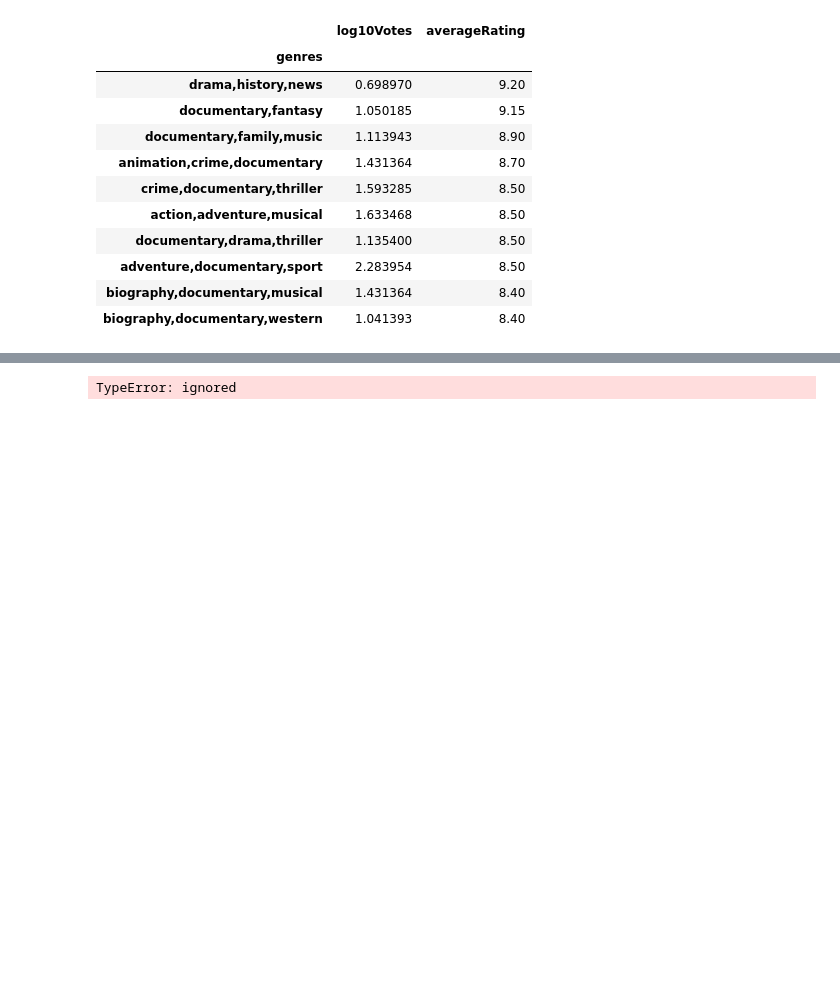
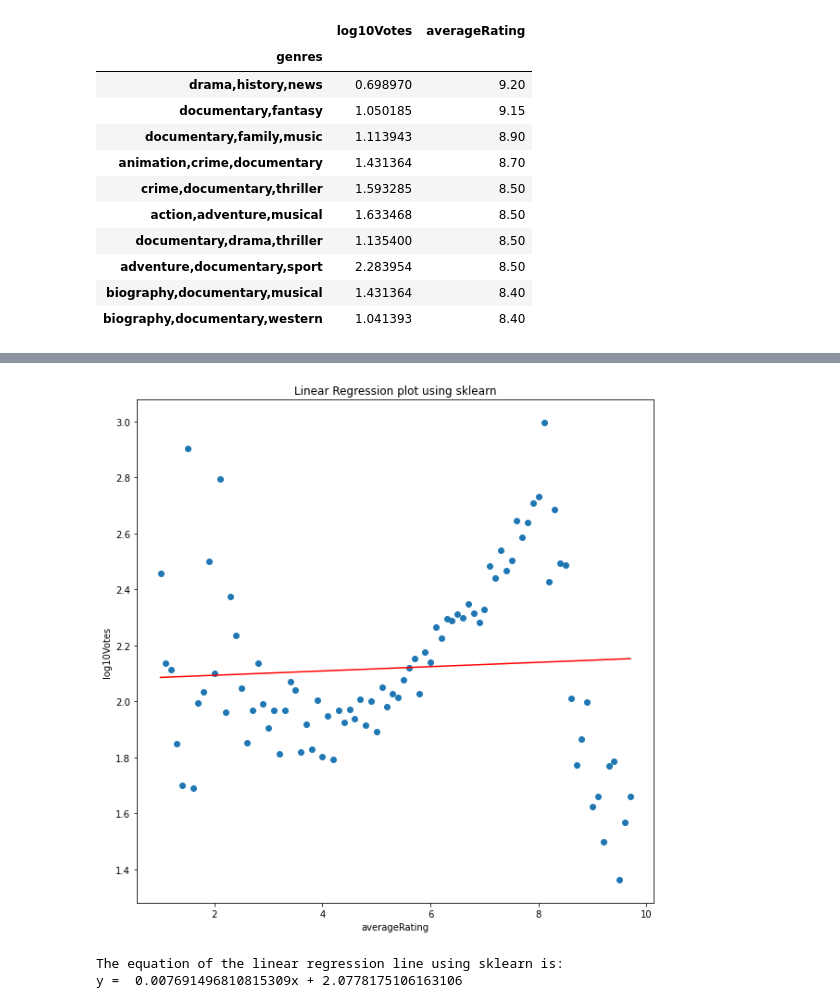
Before and after one commit to obengdouglas/DSI-2022, a Jupyter notebook: DSI_imdb.ipynb, the cells around one changed output, grey strips where cells are left out. Drawn from its saved outputs; the diff is of its cells as text; code cells hidden in the pictures; blank space fills up the shorter version.

```diff
--- a/DSI_imdb.ipynb
+++ b/DSI_imdb.ipynb
@@ -410,13 +390,0 @@ df_new_averageRating.head()
-# %%
-df = pd.DataFrame()
-# df['x']=[float('averageRating')]
-# df['y']=[float('log10votes')]
-df['x']=df_new_averageRating['averageRating']
-df['y']=df_new_averageRating['log10Votes']
-df['xy'] = df.x * df.y
-df['x2'] = df.x**2
-df['y2'] = df.y**2
-df['x-xavg**2'] = (df.x - df.x.mean())**2
-df['y-yavg**2'] = (df.y - df.y.mean())**2
-# %% [output]
-TypeError: ignored
@@ -455,0 +391,31 @@ df_new_averageRating.head()
+# %%
+#     8.1 Using sklearn
+
+from sklearn import linear_model
+from sklearn import preprocessing, svm
+from sklearn.model_selection import train_test_split
+from sklearn.linear_model import LinearRegression
+
+x = np.array(df_new_averageRating['averageRating']).reshape(-1, 1)
+y = np.array(df_new_averageRating['log10Votes']).reshape(-1, 1)
+
+reg = LinearRegression()
+reg = reg.fit(x, y)
+reg.score(x, y)
+coef_=reg.coef_
+intercept_=reg.intercept_
+
+plt.figure(figsize=(10,10))
+plt.scatter(x, y)
+plt.plot(x, reg.predict(x), 'r')
+plt.xlabel('averageRating')
+plt.ylabel('log10Votes')
+plt.title('Linear Regression plot using sklearn')
+plt.show()
+
+print('The equation of the linear regression line using sklearn is:')
+print('y = ', str(float(coef_)) + 'x +', float(intercept_))
+# %% [output]
+[figure, added]
+The equation of the linear regression line using sklearn is:
+y =  0.007691496810815309x + 2.0778175106163106
```
Also changed, not shown: parts of 37 cells of this notebook.
